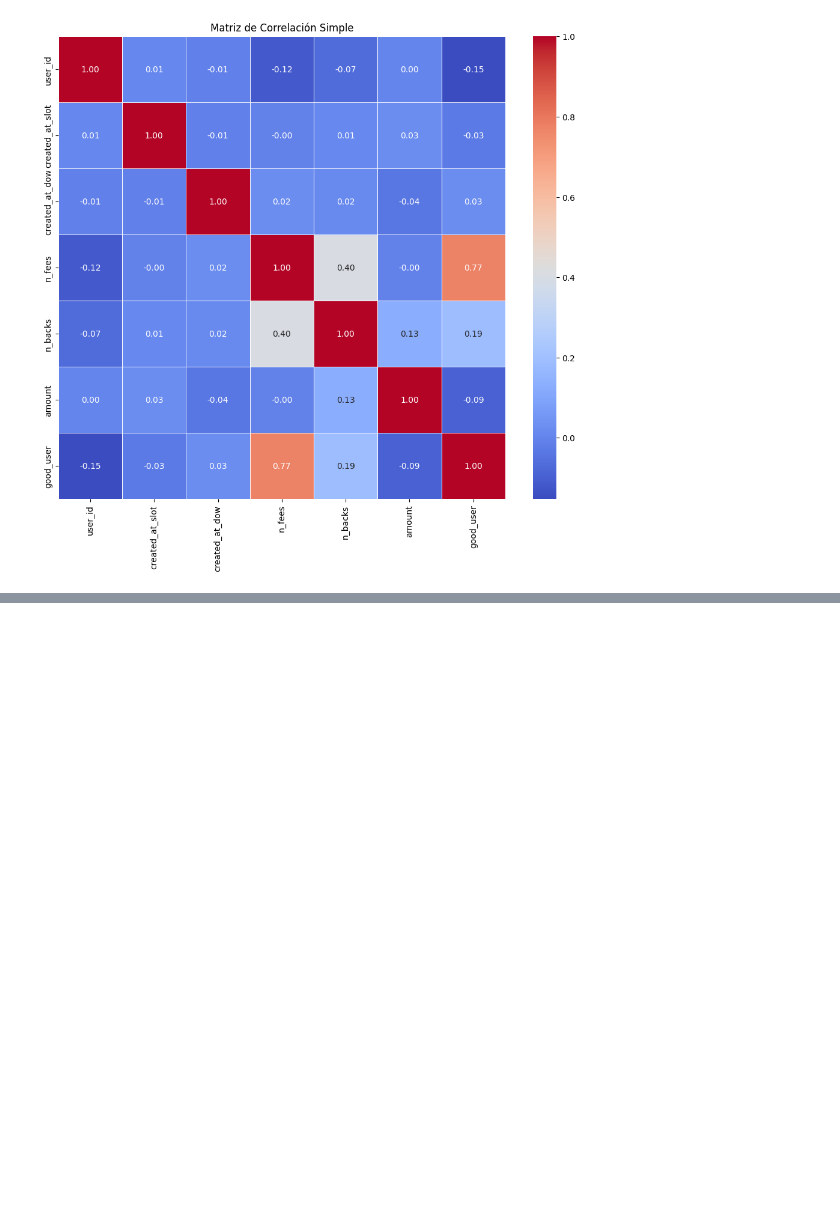
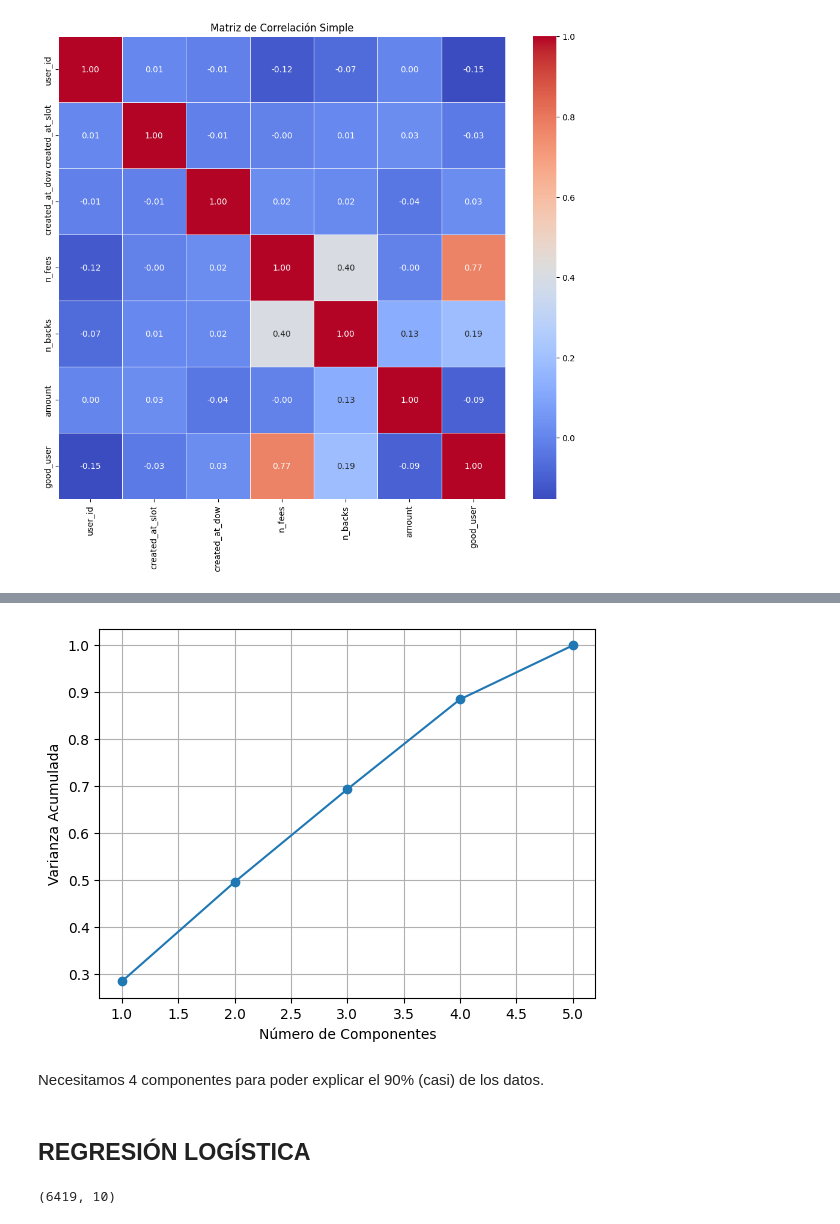
Before and after one commit to Data-Science-Pasta-Loca/ProyectoPastaLoca2, a Jupyter notebook: Alba/modelo.ipynb, the cells around one changed output, grey strips where cells are left out. Cells and saved outputs as stored; diff of their text form; code cells hidden in the pictures; blank space fills up the shorter version.

```diff
--- a/Alba/modelo.ipynb
+++ b/Alba/modelo.ipynb
@@ -114,0 +196,18 @@ plt.show()
+# %%
+# Verificar cuántas componentes se necesitan para un buen nivel de varianza explicada
+
+pca = PCA()
+pca.fit(X_scaled)
+explained_variance = pca.explained_variance_ratio_
+
+plt.plot(range(1, len(explained_variance) + 1), explained_variance.cumsum(), marker='o')
+plt.xlabel('Número de Componentes')
+plt.ylabel('Varianza Acumulada')
+plt.grid(True)
+plt.show()
+# %% [output]
+[figure, added]
+# %% [markdown]
+Necesitamos 4 componentes para poder explicar el 90% (casi) de los datos.
+# %% [markdown]
+## REGRESIÓN LOGÍSTICA
@@ -114,0 +223,4 @@ plt.show()
+# %%
+X.shape
+# %% [output]
+(6419, 10)
```
Also changed, not shown: parts of 20 cells of this notebook, 2 other files.
